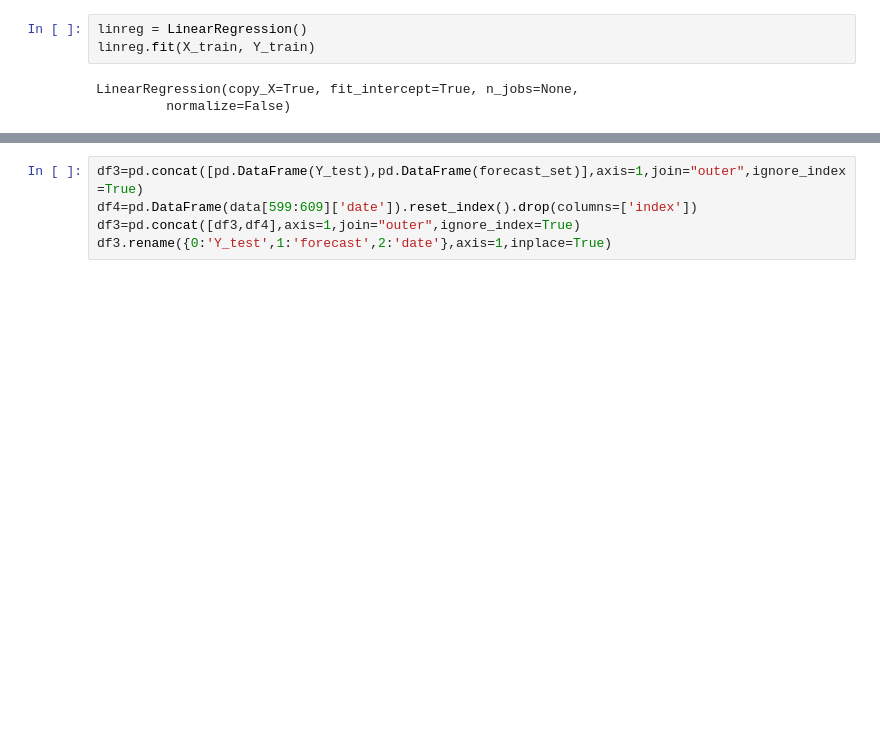
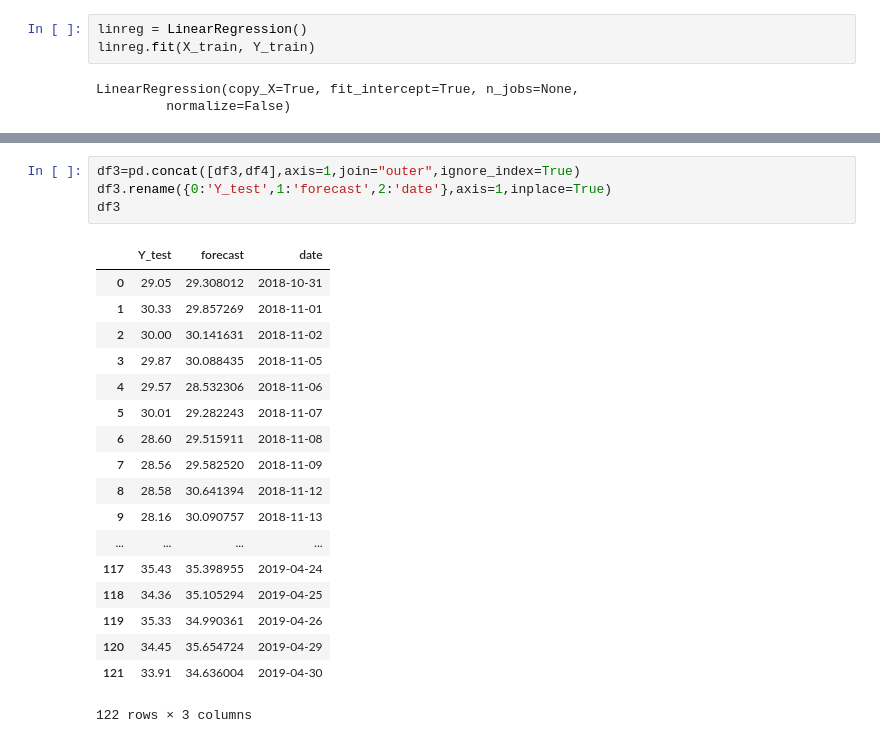
Before and after one commit to RuthFeng/Forecast_Stock_Game, a Jupyter notebook: Forecast_Stock_Game.ipynb, the cells around one changed output, grey strips where cells are left out. Cells and saved outputs as stored; diff of their text form; blank space fills up the shorter version.

```diff
--- a/Forecast_Stock_Game.ipynb
+++ b/Forecast_Stock_Game.ipynb
@@ -124,5 +167,23 @@ Name: date, dtype: datetime64[ns]
 # %%
-df3=pd.concat([pd.DataFrame(Y_test),pd.DataFrame(forecast_set)],axis=1,join="outer",ignore_index=True)
-df4=pd.DataFrame(data[599:609]['date']).reset_index().drop(columns=['index'])
 df3=pd.concat([df3,df4],axis=1,join="outer",ignore_index=True)
 df3.rename({0:'Y_test',1:'forecast',2:'date'},axis=1,inplace=True)
+df3
+# %% [output]
+|  | Y_test | forecast | date |
+| 0 | 29.05 | 29.308012 | 2018-10-31 |
+| 1 | 30.33 | 29.857269 | 2018-11-01 |
+| 2 | 30.00 | 30.141631 | 2018-11-02 |
+| 3 | 29.87 | 30.088435 | 2018-11-05 |
+| 4 | 29.57 | 28.532306 | 2018-11-06 |
+| 5 | 30.01 | 29.282243 | 2018-11-07 |
+| 6 | 28.60 | 29.515911 | 2018-11-08 |
+| 7 | 28.56 | 29.582520 | 2018-11-09 |
+| 8 | 28.58 | 30.641394 | 2018-11-12 |
+| 9 | 28.16 | 30.090757 | 2018-11-13 |
+| ... | ... | ... | ... |
+| 117 | 35.43 | 35.398955 | 2019-04-24 |
+| 118 | 34.36 | 35.105294 | 2019-04-25 |
+| 119 | 35.33 | 34.990361 | 2019-04-26 |
+| 120 | 34.45 | 35.654724 | 2019-04-29 |
+| 121 | 33.91 | 34.636004 | 2019-04-30 |
+122 rows × 3 columns
```
Also changed, not shown: parts of 18 cells of this notebook.
